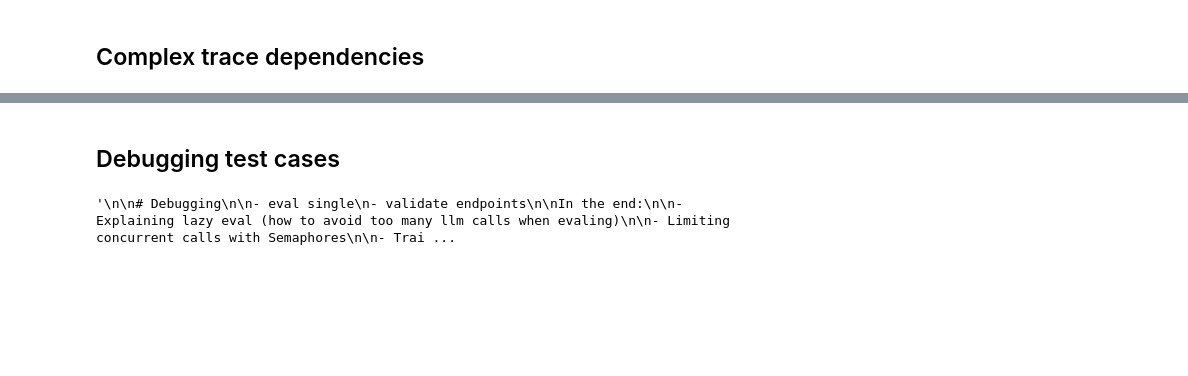
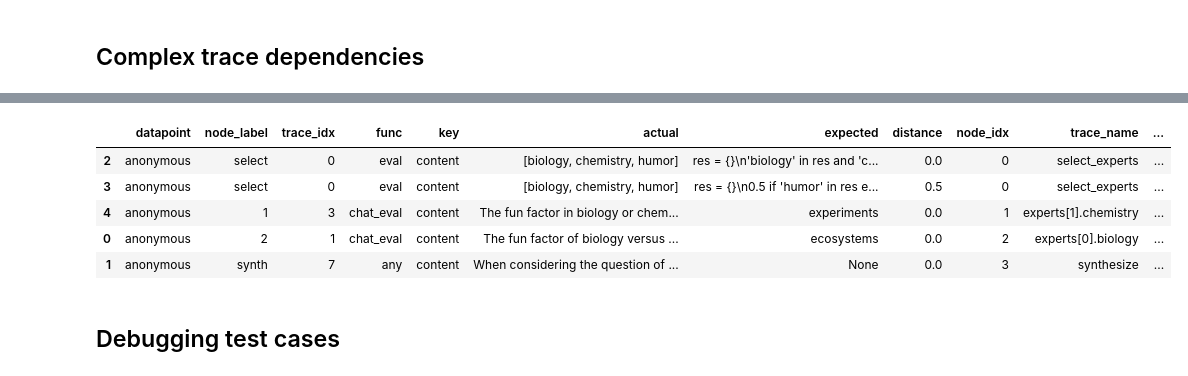
Before and after one commit to DeanLight/stringdale, a Jupyter notebook: nbs/docs/tutorials/010_evaluation.ipynb, the cells around one changed output, grey strips where cells are left out. Drawn from its saved outputs; the diff is of its cells as text; code cells hidden in the pictures; blank space fills up the shorter version.

Commit message:
eval example has all code, fixed markdown generation error and use direct openai api when no structured output

```diff
--- a/nbs/docs/tutorials/010_evaluation.ipynb
+++ b/nbs/docs/tutorials/010_evaluation.ipynb
@@ -438,9 +307,20 @@ def MOE_Factory(model:str,experts,expert_selector_prompt, synthesizer_prompt):
+# %%
+
+class SleepyChat(Chat):
+    def __init__(self,sleep_time:float=0,**kwargs):
+        super().__init__(**kwargs)
+        self.sleep_time = sleep_time
+    async def __call__(self,*args,**kwargs):
+        await asyncio.sleep(self.sleep_time)
+        return await super().__call__(*args,**kwargs)
 # %%
 Moe = MOE_Factory(model='gpt-4o-mini',
     experts={
         'biology': {
             'description': 'This expert is an expert in biology',
-            'agent': Chat(model='gpt-4o-mini',
+            'agent': SleepyChat(
+                sleep_time=0.1,
+                model='gpt-4o-mini',
                 messages=[
                     {"role": "system", "content": "You are an expert in biology. You really really like biology."},
                     {"role": "user", "content": "{{input}}"}
@@ -449,7 +329,9 @@ Moe = MOE_Factory(model='gpt-4o-mini',
         },
         'chemistry': {
             'description': 'This expert is an expert in chemistry',
-            'agent': Chat(model='gpt-4o-mini',
+            'agent': SleepyChat(
+                sleep_time=0.2,
+                model='gpt-4o-mini',
                 messages=[
                     {"role": "system", "content": "You are an expert in chemistry. You really really like chemistry."},
                     {"role": "user", "content": "{{input}}"}
@@ -458,7 +340,9 @@ Moe = MOE_Factory(model='gpt-4o-mini',
         },
         'humor': {
             'description': 'This expert is an expert in humor',
-            'agent': Chat(model='gpt-4o-mini',
+            'agent': SleepyChat(
+                sleep_time=0.3,
+                model='gpt-4o-mini',
                 messages=[{"role": "system", "content": "You are an expert in humor. You like to make fun of people's questions."},
                     {"role": "user", "content": "{{input}}"}
                 ],
@@ -523,0 +422,3 @@ inf
+# %%
+moe_explicit = get_git_root()/'sample_data'/'eval'/'moe_explicit.yaml'
+!cat {moe_explicit}
@@ -524,3 +443,13 @@ inf
+# %%
+res,_ = await eval_single(Moe,moe_explicit)
+res
+# %% [output]
+|  | datapoint | node_label | trace_idx | func | key | actual | expected | distance | node_idx | trace_name | ... |
+| 2 | anonymous | select | 0 | eval | content | [biology, chemistry, humor] | res = {}\n'biology' in res and 'c... | 0.0 | 0 | select_experts | ... |
+| 3 | anonymous | select | 0 | eval | content | [biology, chemistry, humor] | res = {}\n0.5 if 'humor' in res e... | 0.5 | 0 | select_experts | ... |
+| 4 | anonymous | 1 | 3 | chat_eval | content | The fun factor in biology or chem... | experiments | 0.0 | 1 | experts[1].chemistry | ... |
+| 0 | anonymous | 2 | 1 | chat_eval | content | The fun factor of biology versus ... | ecosystems | 0.0 | 2 | experts[0].biology | ... |
+| 1 | anonymous | synth | 7 | any | content | When considering the question of ... | None | 0.0 | 3 | synthesize | ... |
 # %% [markdown]
 ## Debugging test cases
 # %%
@@ -528,28 +457,0 @@ from stringdale.eval import eval_single, validate_test_case
-# %%
-"""
-
-# Debugging
-
-- eval single
-- validate endpoints
-
-In the end:
-
-- Explaining lazy eval (how to avoid too many llm calls when evaling)
-
-- Limiting concurrent calls with Semaphores
-
-- Train and Tests sets, checking for overfitting
-
-- Eval behind the scenes
-  - Event streaming algorithm
-
-- Refernce
-  - all end points
-- all eval functions
-
-- TestCase Schema
-
-"""
-# %% [output]
-'\n\n# Debugging\n\n- eval single\n- validate endpoints\n\nIn the end:\n\n- Explaining lazy eval (how to avoid too many llm calls when evaling)\n\n- Limiting concurrent calls with Semaphores\n\n- Trai ...
```
Also changed, not shown: parts of 40 cells of this notebook, 39 other files.
